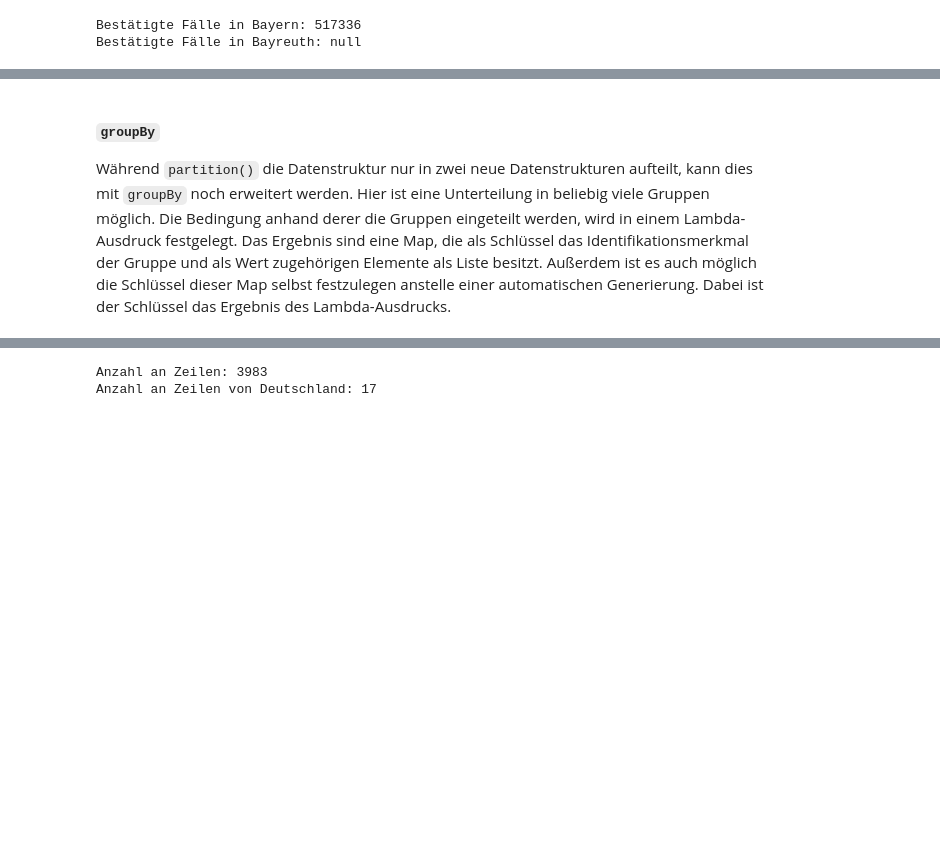
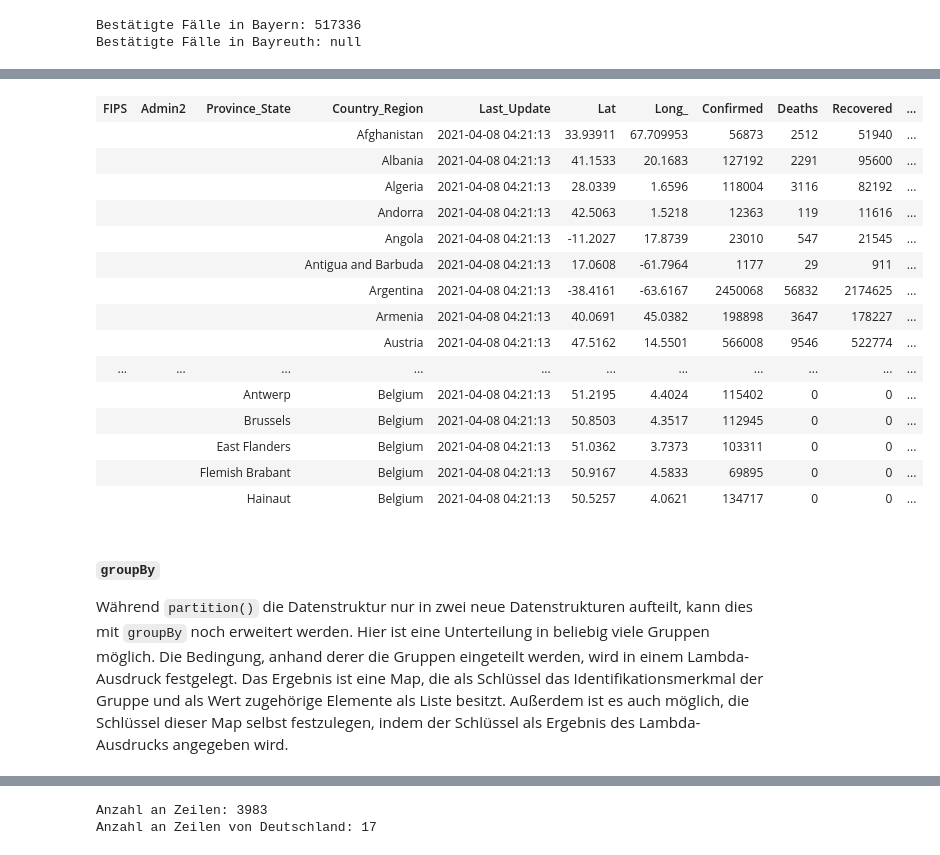
Before and after one commit to Limatationz/kotlin-mooc, a Jupyter notebook: Abschnitt2/Abschnitt2.ipynb, the cells around one changed output, grey strips where cells are left out. Drawn from its saved outputs; the diff is of its cells as text; code cells hidden in the pictures; blank space fills up the shorter version.

```diff
--- a/Abschnitt2/Abschnitt2.ipynb
+++ b/Abschnitt2/Abschnitt2.ipynb
@@ -935,4 +1026,23 @@ negativ: [-5, -4, -3, -2, -1], positiv: [1, 2, 3, 4, 5]
+# %%
+restFrame.head(20)
+# %% [output]
+| FIPS | Admin2 | Province_State | Country_Region | Last_Update | Lat | Long_ | Confirmed | Deaths | Recovered | ... |
+|  |  |  | Afghanistan | 2021-04-08 04:21:13 | 33.93911 | 67.709953 | 56873 | 2512 | 51940 | ... |
+|  |  |  | Albania | 2021-04-08 04:21:13 | 41.1533 | 20.1683 | 127192 | 2291 | 95600 | ... |
+|  |  |  | Algeria | 2021-04-08 04:21:13 | 28.0339 | 1.6596 | 118004 | 3116 | 82192 | ... |
+|  |  |  | Andorra | 2021-04-08 04:21:13 | 42.5063 | 1.5218 | 12363 | 119 | 11616 | ... |
+|  |  |  | Angola | 2021-04-08 04:21:13 | -11.2027 | 17.8739 | 23010 | 547 | 21545 | ... |
+|  |  |  | Antigua and Barbuda | 2021-04-08 04:21:13 | 17.0608 | -61.7964 | 1177 | 29 | 911 | ... |
+|  |  |  | Argentina | 2021-04-08 04:21:13 | -38.4161 | -63.6167 | 2450068 | 56832 | 2174625 | ... |
+|  |  |  | Armenia | 2021-04-08 04:21:13 | 40.0691 | 45.0382 | 198898 | 3647 | 178227 | ... |
+|  |  |  | Austria | 2021-04-08 04:21:13 | 47.5162 | 14.5501 | 566008 | 9546 | 522774 | ... |
+| ... | ... | ... | ... | ... | ... | ... | ... | ... | ... | ... |
+|  |  | Antwerp | Belgium | 2021-04-08 04:21:13 | 51.2195 | 4.4024 | 115402 | 0 | 0 | ... |
+|  |  | Brussels | Belgium | 2021-04-08 04:21:13 | 50.8503 | 4.3517 | 112945 | 0 | 0 | ... |
+|  |  | East Flanders | Belgium | 2021-04-08 04:21:13 | 51.0362 | 3.7373 | 103311 | 0 | 0 | ... |
+|  |  | Flemish Brabant | Belgium | 2021-04-08 04:21:13 | 50.9167 | 4.5833 | 69895 | 0 | 0 | ... |
+|  |  | Hainaut | Belgium | 2021-04-08 04:21:13 | 50.5257 | 4.0621 | 134717 | 0 | 0 | ... |
 # %% [markdown]
 #### `groupBy`
-Während `partition()` die Datenstruktur nur in zwei neue Datenstrukturen aufteilt, kann dies mit `groupBy` noch erweitert werden. Hier ist eine Unterteilung in beliebig viele Gruppen möglich. Die Bedingung anhand derer die Gruppen eingeteilt werden, wird in einem Lambda-Ausdruck festgelegt. Das Ergebnis sind eine Map, die als Schlüssel das Identifikationsmerkmal der Gruppe und als Wert zugehörigen Elemente als Liste besitzt. Außerdem ist es auch möglich die Schlüssel dieser Map selbst festzulegen anstelle einer automatischen Generierung. Dabei ist der Schlüssel das Ergebnis des Lambda-Ausdrucks.
+Während `partition()` die Datenstruktur nur in zwei neue Datenstrukturen aufteilt, kann dies mit `groupBy` noch erweitert werden. Hier ist eine Unterteilung in beliebig viele Gruppen möglich. Die Bedingung, anhand derer die Gruppen eingeteilt werden, wird in einem Lambda-Ausdruck festgelegt. Das Ergebnis ist eine Map, die als Schlüssel das Identifikationsmerkmal der Gruppe und als Wert zugehörige Elemente als Liste besitzt. Außerdem ist es auch möglich, die Schlüssel dieser Map selbst festzulegen, indem der Schlüssel als Ergebnis des Lambda-Ausdrucks angegeben wird.
 # %%
```
Also changed, not shown: parts of 140 cells of this notebook, 19 other files.
